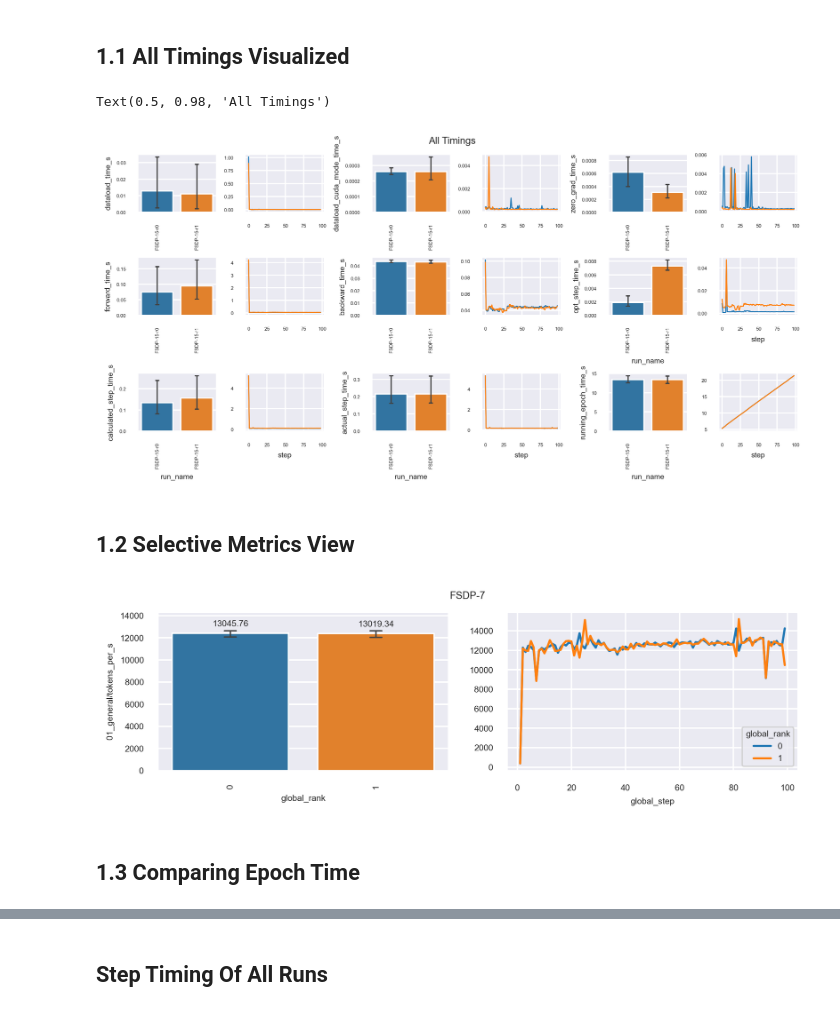
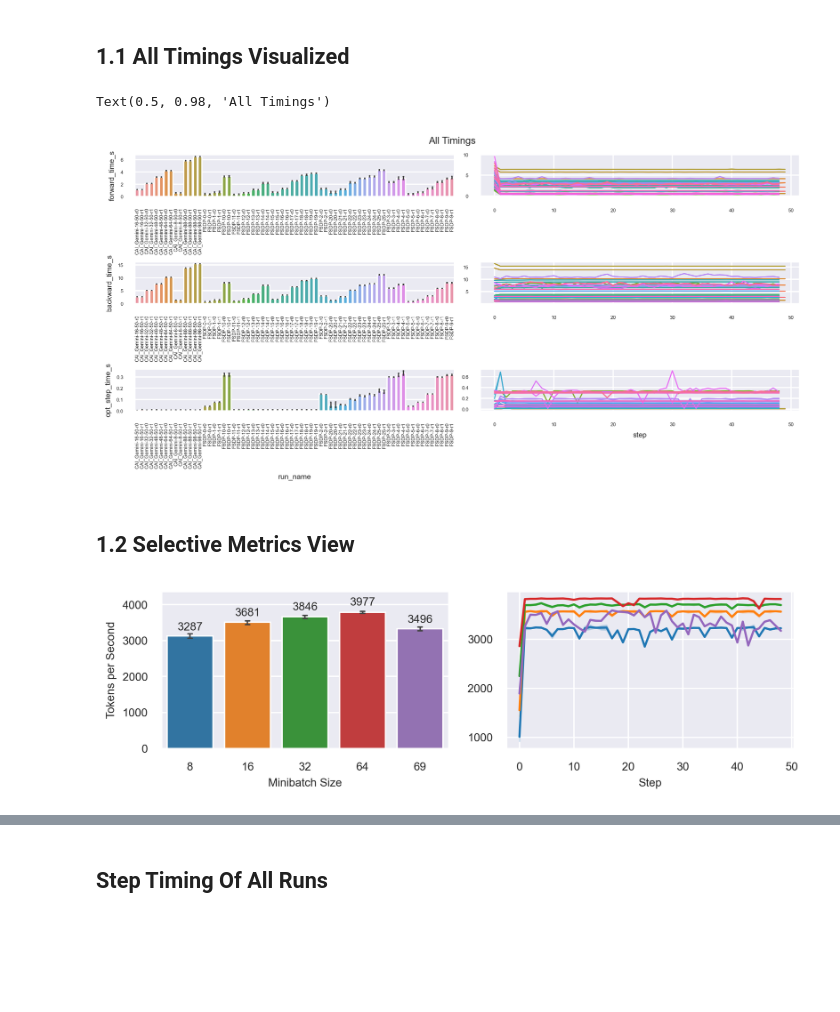
Before and after one commit to cirquit/fsdp-memory-analysis, a Jupyter notebook: 01-fsdp-logging-basic.ipynb, the cells around one changed output, grey strips where cells are left out. Cells and saved outputs as stored; diff of their text form; code cells hidden in the pictures; blank space fills up the shorter version.

```diff
--- a/01-fsdp-logging-basic.ipynb
+++ b/01-fsdp-logging-basic.ipynb
@@ -69,6 +86,7 @@ def set_palette(value="default"):
         sns.set(palette=rocket_cmap)
     elif value == "default":
         sns.set(palette=default_palette)
+set_palette("default")
 # %% [markdown]
 ## 0.3 Run Configuration For All Runs
 # %%
@@ -181,17 +280,18 @@ plottype = "bar"
 #plottype = "violin"
 # %%
 set_fontsizes(4,6,8)
-fig, axs = plt.subplots(3, 6, figsize=(8, 4), layout='constrained')
+#fig, axs = plt.subplots(3, 6, figsize=(8, 4), layout='constrained')
+fig, axs = plt.subplots(3, 2, figsize=(8, 4), layout='constrained')
 timings = [
-    "02_timing/dataload_time_s","02_timing/dataload_time_s",
-    "02_timing/dataload_cuda_mode_time_s","02_timing/dataload_cuda_mode_time_s",
-    "02_timing/zero_grad_time_s","02_timing/zero_grad_time_s",
+    #"02_timing/dataload_time_s","02_timing/dataload_time_s",
+    #"02_timing/dataload_cuda_mode_time_s","02_timing/dataload_cuda_mode_time_s",
+    #"02_timing/zero_grad_time_s","02_timing/zero_grad_time_s",
     "02_timing/forward_time_s","02_timing/forward_time_s",
     "02_timing/backward_time_s","02_timing/backward_time_s",
     "02_timing/opt_step_time_s","02_timing/opt_step_time_s",
-    "02_timing/calculated_step_time_s","02_timing/calculated_step_time_s",
-    "02_timing/actual_step_time_s","02_timing/actual_step_time_s",
-    "02_timing/running_epoch_time_s","02_timing/running_epoch_time_s"
+    #"02_timing/calculated_step_time_s","02_timing/calculated_step_time_s",
+    #"02_timing/actual_step_time_s","02_timing/actual_step_time_s",
+    #"02_timing/running_epoch_time_s","02_timing/running_epoch_time_s"
 ]
 timing_ax_map = list(zip(timings, axs.flat))
 
@@ -233,12 +333,10 @@ for (name1, ax1), (name2, ax2) in list(zip(timing_ax_map, timing_ax_map[1:]))[::
 fig.suptitle("All Timings")
 # %% [output]
 Text(0.5, 0.98, 'All Timings')
-[figure, old version]
+[figure, new version]
 # %% [markdown]
 ## 1.2 Selective Metrics View
 # %%
-set_fontsizes(6,6,7)
-
 def show_barplot_values(ax, decimals=2):
 
     max_y = 0
@@ -252,40 +350,57 @@ def show_barplot_values(ax, decimals=2):
             value = '{:.2f}'.format(_y)
         elif decimals == 1:
             value = '{:.1f}'.format(_y)
+        elif decimals == 0:
+            value = '{:.0f}'.format(_y)
         ax.text(_x, _y, value, ha="center")
 
     visualized_max_y = max_y * 1.10
     ax.set_ylim([0, visualized_max_y])
 
-def dual_plot(df, x, y, line_ylim=None, figsize=(8,2), title=None):
+def dual_plot(df, x, y, line_ylim=None, figsize=(8,2), title=None, rotation=90, decimals=2):
     fig, (ax1, ax2) = plt.subplots(1,2, figsize=figsize)
     ax1 = sns.barplot(
         data=df,
         x=x,
         y=y,
         ax=ax1,
         errorbar=("ci", 95),
         errwidth=1,
         capsize=0.08)
-    ax1.set_xticklabels(df[x].unique(), rotation=90)#, ha='right')
-    show_barplot_values(ax = ax1)
+    ax1.set_xticklabels(df[x].unique(), rotation=rotation)#, ha='right')
+    show_barplot_values(ax = ax1, decimals=decimals)
     ax2 = sns.lineplot(
         data=df,
-        x="global_step",
+        x="step",
         y=y,
         ax=ax2,
         hue=x)
     ax2.set_ylabel("")
     ax2.set_ylim(line_ylim)
     if title != None:
         fig.suptitle(title)
+    return ax1, ax2
 
-temp_df = runs_df.copy().query("group_name=='FSDP-15'")
+set_fontsizes(8,8,7)
 
-x = "global_rank"
+valid_runs = [
+    "FSDP-0",
+    "FSDP-1",
+    "FSDP-2",
+    "FSDP-3",
+    "FSDP-4",
+#    "FSDP-25"
+]
+
+temp_df = runs_df.copy().query(f"group_name in {valid_runs}")
+
+#x = "group_name"
+x = "minibatch_size"
 y = "01_general/tokens_per_s"
-dual_plot(df=temp_df, x=x, y=y, title=group_name)#, line_ylim=[0,0.5])
+ax1, ax2 = dual_plot(df=temp_df, x=x, y=y, rotation=0, decimals=0)
+ax1.set_ylabel("Tokens per Second")
+ax1.set_xlabel("Minibatch Size")
+ax2.set_xlabel("Step")
+ax2.legend_.remove()
 # %% [output]
-[figure, old version]
+[figure, new version]
-# %% [markdown]
-## 1.3 Comparing Epoch Time
```
Also changed, not shown: parts of 22 cells of this notebook, 20 other files.
